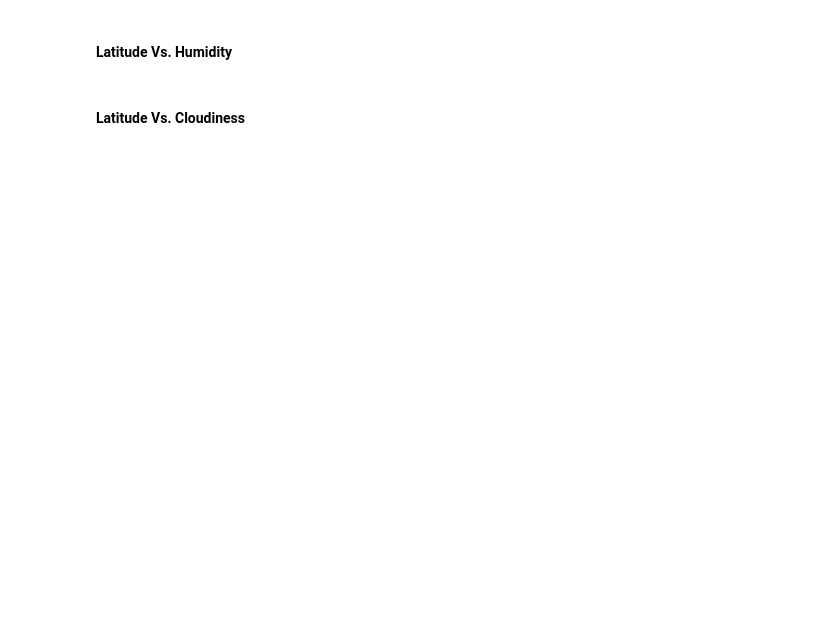
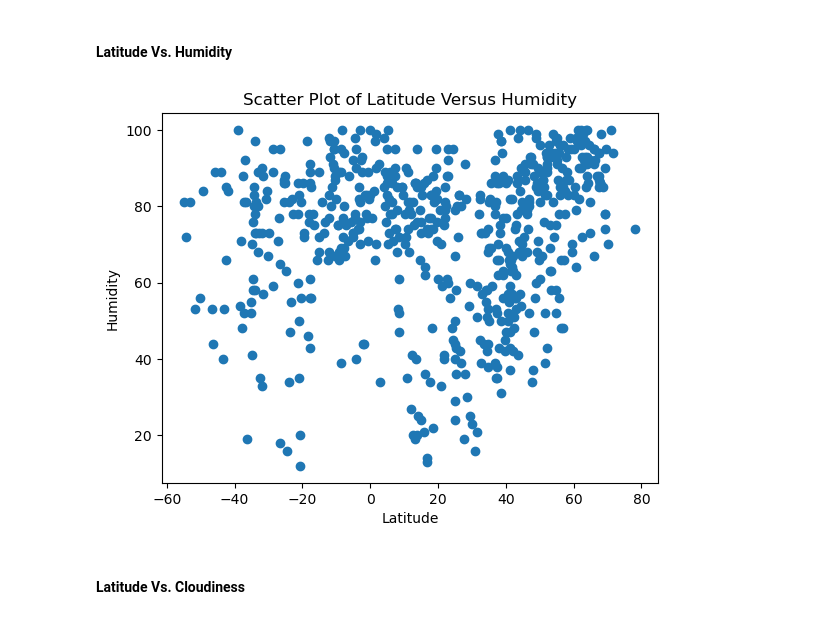
Before and after one commit to myseekl/python-api-challenge, a Jupyter notebook: WeatherPy.ipynb, the cells around one changed output. Cells and saved outputs as stored; diff of their text form; code cells hidden in the pictures; blank space fills up the shorter version.

```diff
--- a/WeatherPy.ipynb
+++ b/WeatherPy.ipynb
@@ -202,16 +232,20 @@ plt.show()
 #### Latitude Vs. Humidity
 # %%
 # Build the scatter plots for latitude vs. humidity
-# YOUR CODE HERE
+plt.scatter(city_data_df['Lat'], city_data_df['Humidity'])
 
 # Incorporate the other graph properties
-# YOUR CODE HERE
+plt.title('Scatter Plot of Latitude Versus Humidity')
+plt.xlabel('Latitude')
+plt.ylabel('Humidity')
 
 # Save the figure
 plt.savefig("output_data/Fig2.png")
 
 # Show plot
 plt.show()
+# %% [output]
+[figure, added]
 # %% [markdown]
 #### Latitude Vs. Cloudiness
 # %%
```
Also changed, not shown: parts of 32 cells of this notebook, 5 other files.
